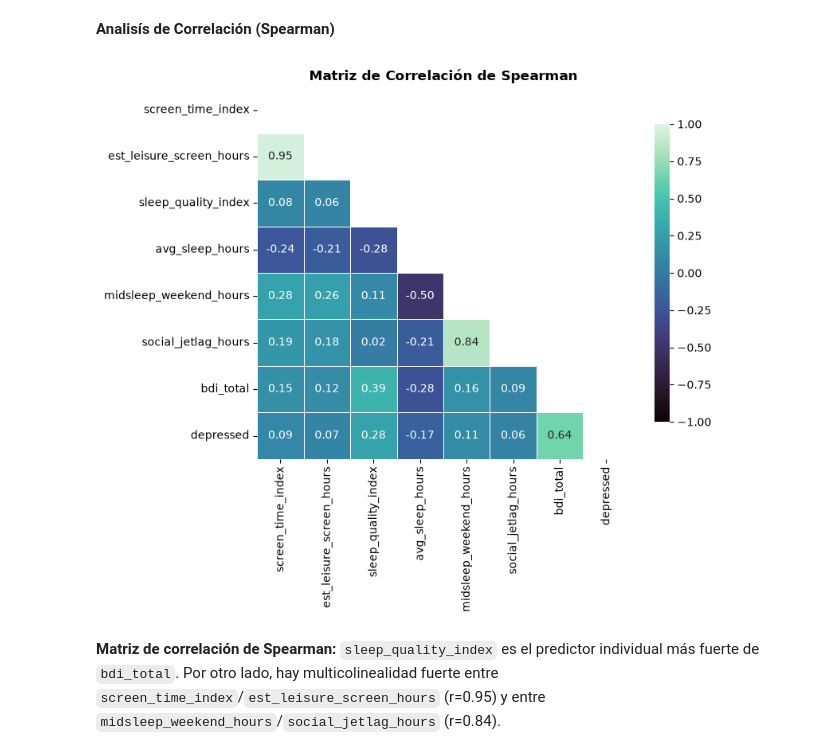
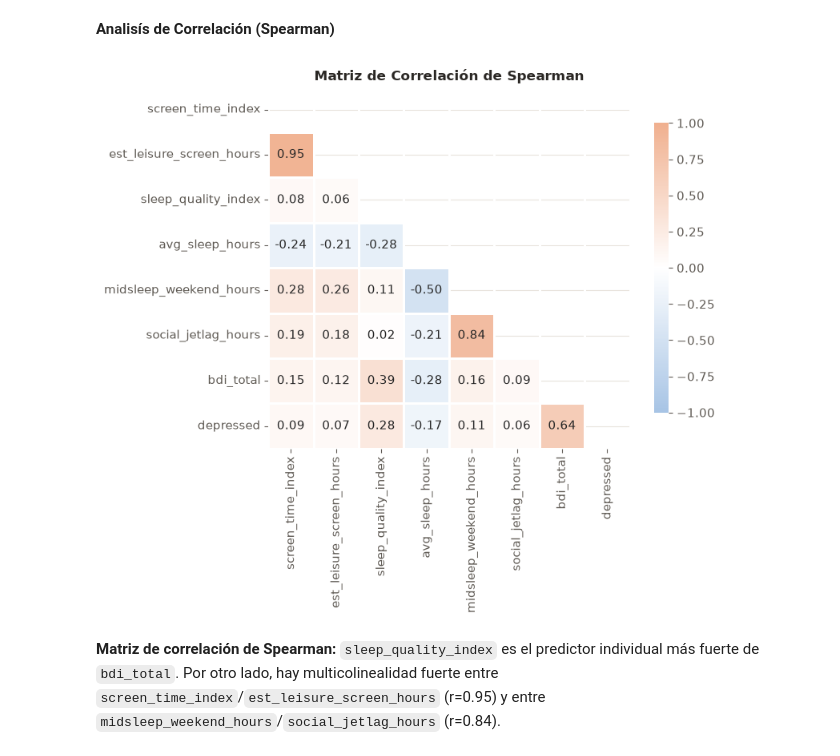
Before and after one commit to luencaro/screen-time-mental-health-py, a Jupyter notebook: notebooks/EDA.ipynb, the cells around one changed output. Drawn from its saved outputs; the diff is of its cells as text; code cells hidden in the pictures.

```diff
--- a/notebooks/EDA.ipynb
+++ b/notebooks/EDA.ipynb
@@ -730,32 +712,33 @@ plt.show()
 # %%
 num = df.select_dtypes('number').drop(columns=['subject_id'])
 
 # Matriz mediante correlación de Spearman
 corr = num.corr(method='spearman')
 
 mask = np.triu(np.ones_like(corr, dtype=bool))
 
 # 4. Construcción del mapa de calor
 fig, ax = plt.subplots(figsize=(8.5, 7))
 sns.heatmap(
     corr,
     mask=mask,
     annot=True,
     fmt=".2f",
-    cmap="mako",
+    cmap=CMAP_DIVERGENTE,
     vmin=-1,
     vmax=1,
     square=True,
-    linewidths=0.5,
+    linewidths=2,
+    linecolor=SUPERFICIE,
     cbar_kws={"shrink": .8},
     ax=ax
 )
 
 ax.set_title("Matriz de Correlación de Spearman", fontsize=12, fontweight='bold')
 plt.tight_layout()
 plt.show()
 # %% [output]
-[figure, old version]
+[figure, new version]
 # %% [markdown]
 **Matriz de correlación de Spearman:** `sleep_quality_index` es el predictor individual más fuerte de `bdi_total`. Por otro lado, hay multicolinealidad fuerte entre `screen_time_index`/`est_leisure_screen_hours` (r=0.95) y entre `midsleep_weekend_hours`/`social_jetlag_hours` (r=0.84).
 # %%
```
Also changed, not shown: parts of 15 cells of this notebook, 1 other file.
